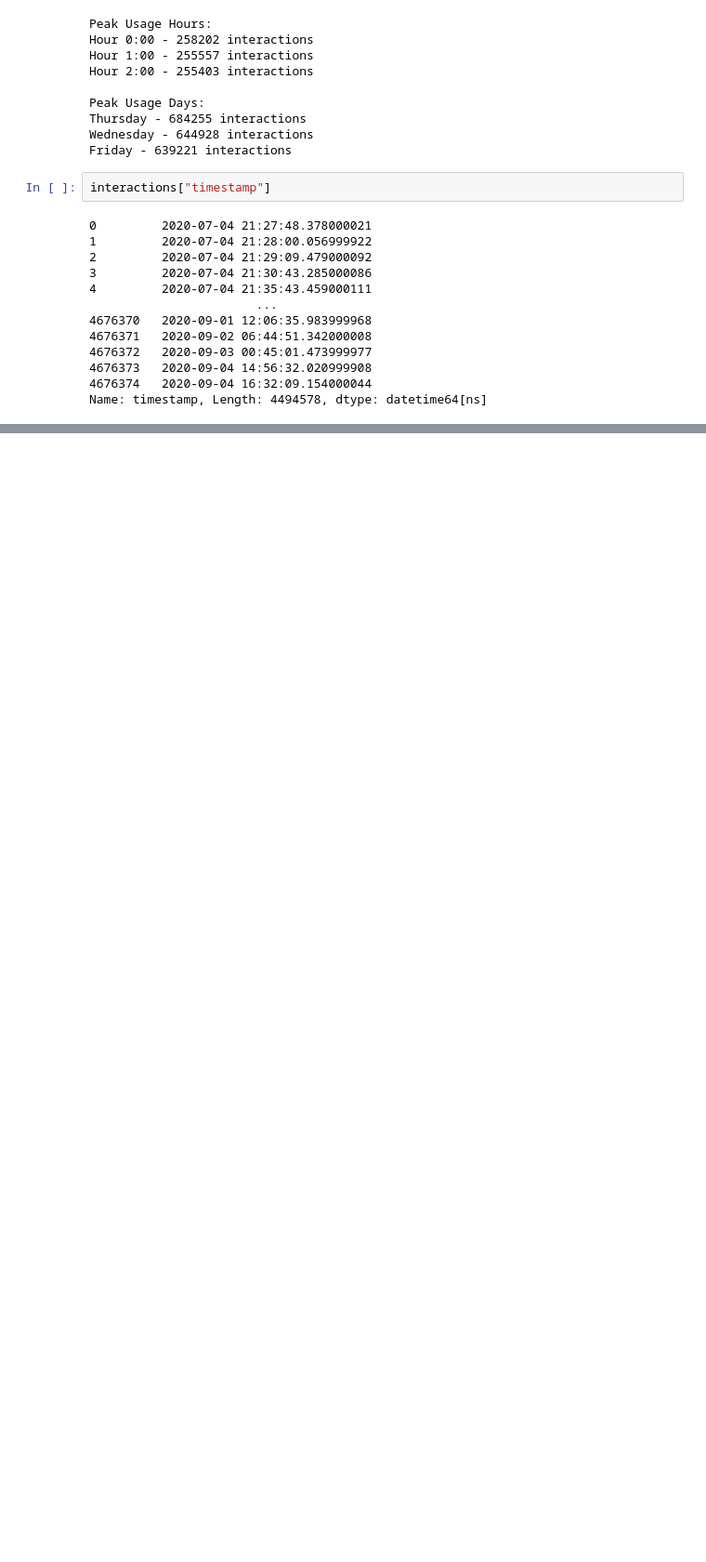
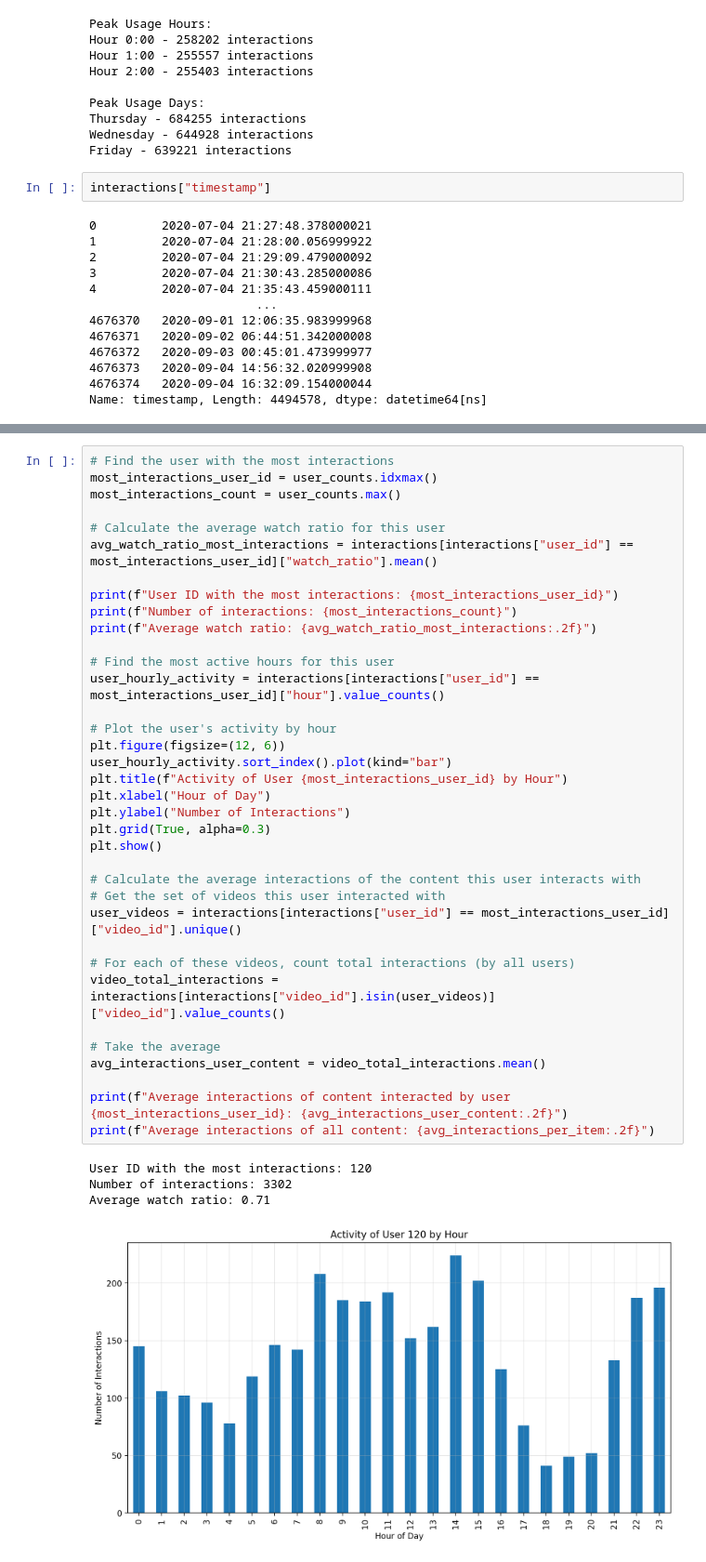
Before and after one commit to PERCY-1417/FinalProject_2025_TURCAT, a Jupyter notebook: solution/EDA.ipynb, the cells around one changed output, grey strips where cells are left out. Shown at 93% size. Saved outputs shown, nothing was run; the diff lists cells and outputs as text; blank space fills up the shorter version.

```diff
--- a/solution/EDA.ipynb
+++ b/solution/EDA.ipynb
@@ -260,0 +381,41 @@ Name: timestamp, Length: 4494578, dtype: datetime64[ns]
+# %%
+# Find the user with the most interactions
+most_interactions_user_id = user_counts.idxmax()
+most_interactions_count = user_counts.max()
+
+# Calculate the average watch ratio for this user
+avg_watch_ratio_most_interactions = interactions[interactions["user_id"] == most_interactions_user_id]["watch_ratio"].mean()
+
+print(f"User ID with the most interactions: {most_interactions_user_id}")
+print(f"Number of interactions: {most_interactions_count}")
+print(f"Average watch ratio: {avg_watch_ratio_most_interactions:.2f}")
+
+# Find the most active hours for this user
+user_hourly_activity = interactions[interactions["user_id"] == most_interactions_user_id]["hour"].value_counts()
+
+# Plot the user's activity by hour
+plt.figure(figsize=(12, 6))
+user_hourly_activity.sort_index().plot(kind="bar")
+plt.title(f"Activity of User {most_interactions_user_id} by Hour")
+plt.xlabel("Hour of Day")
+plt.ylabel("Number of Interactions")
+plt.grid(True, alpha=0.3)
+plt.show()
+
+# Calculate the average interactions of the content this user interacts with
+# Get the set of videos this user interacted with
+user_videos = interactions[interactions["user_id"] == most_interactions_user_id]["video_id"].unique()
+
+# For each of these videos, count total interactions (by all users)
+video_total_interactions = interactions[interactions["video_id"].isin(user_videos)]["video_id"].value_counts()
+
+# Take the average
+avg_interactions_user_content = video_total_interactions.mean()
+
+print(f"Average interactions of content interacted by user {most_interactions_user_id}: {avg_interactions_user_content:.2f}")
+print(f"Average interactions of all content: {avg_interactions_per_item:.2f}")
+# %% [output]
+User ID with the most interactions: 120
+Number of interactions: 3302
+Average watch ratio: 0.71
+[figure, added]
```
Also changed, not shown: parts of 30 cells of this notebook.
